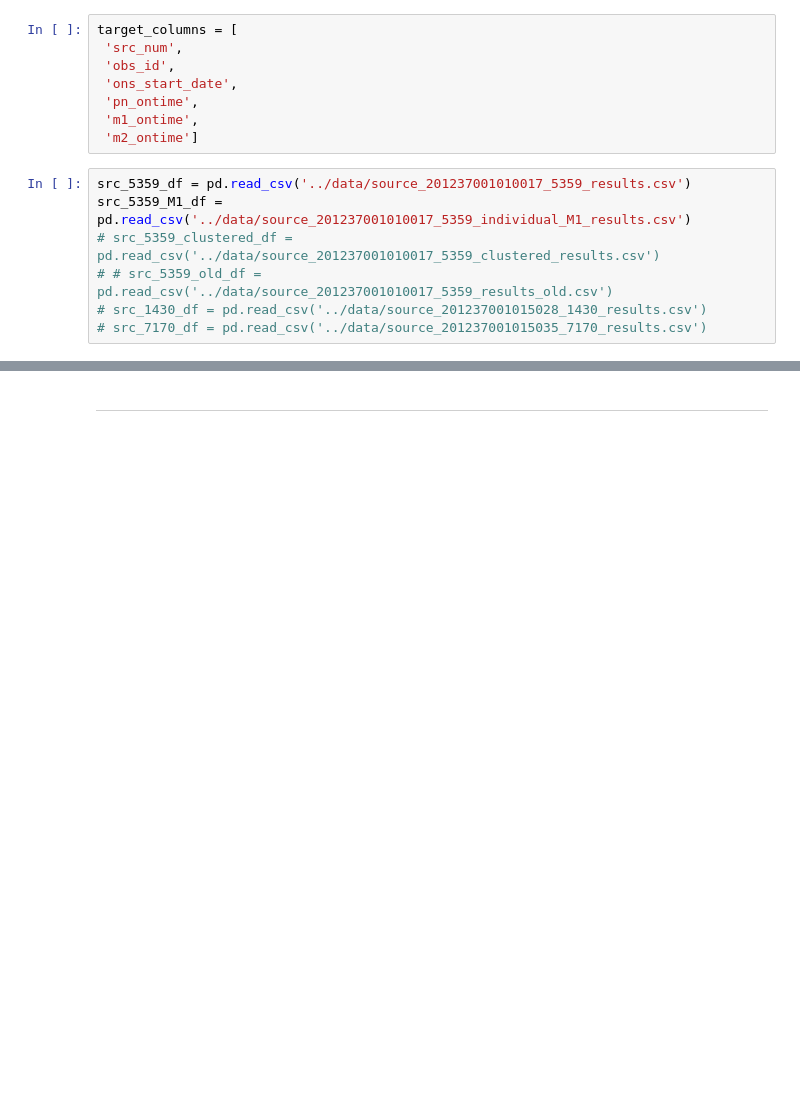
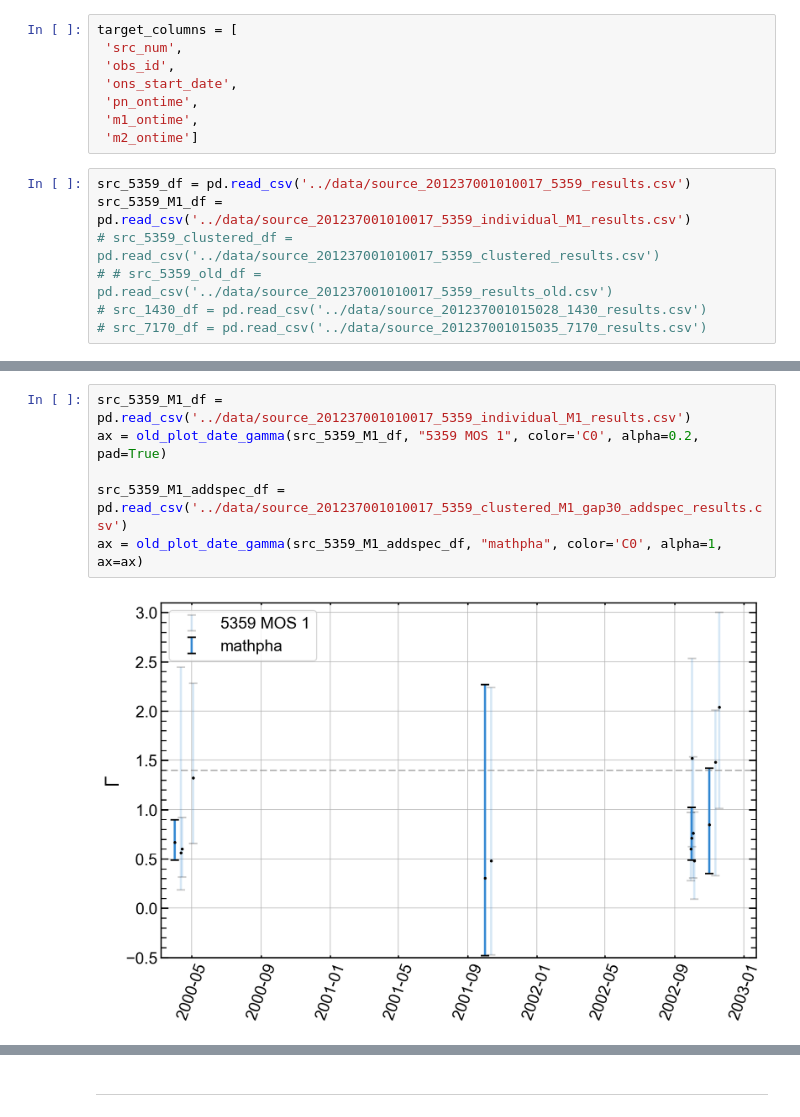
Before and after one commit to mbelveder/xmm_py_spec, a Jupyter notebook: notebooks/dev_gap_30.ipynb, the cells around one changed output, grey strips where cells are left out. Cells and saved outputs as stored; diff of their text form; blank space fills up the shorter version.

```diff
--- a/notebooks/dev_gap_30.ipynb
+++ b/notebooks/dev_gap_30.ipynb
@@ -282,0 +108,8 @@ plt.show()
+# %%
+src_5359_M1_df = pd.read_csv('../data/source_201237001010017_5359_individual_M1_results.csv')
+ax = old_plot_date_gamma(src_5359_M1_df, "5359 MOS 1", color='C0', alpha=0.2, pad=True)
+
+src_5359_M1_addspec_df = pd.read_csv('../data/source_201237001010017_5359_clustered_M1_gap30_addspec_results.csv')
+ax = old_plot_date_gamma(src_5359_M1_addspec_df, "mathpha", color='C0', alpha=1, ax=ax)
+# %% [output]
+[figure, added]
```
Also changed, not shown: parts of 55 cells of this notebook, 3 other files.
